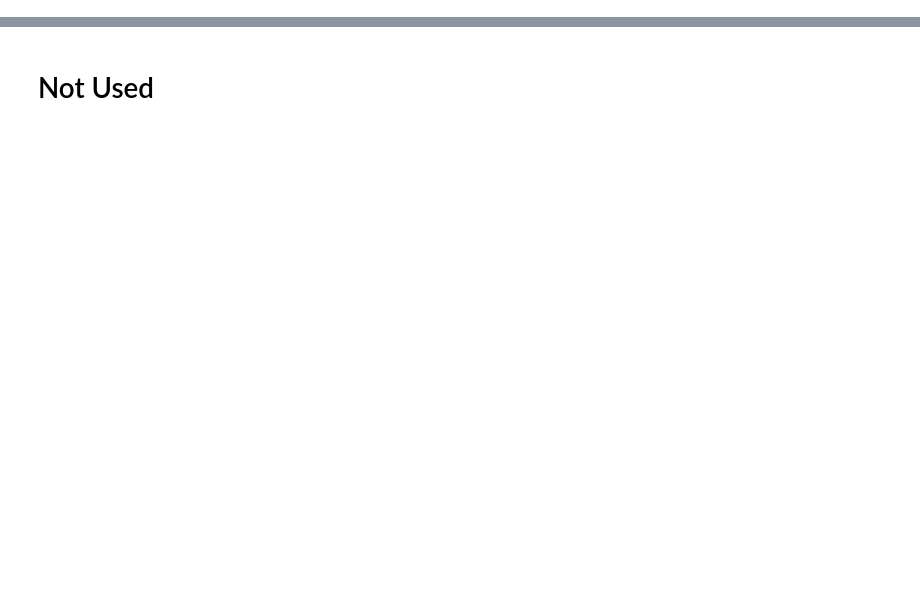
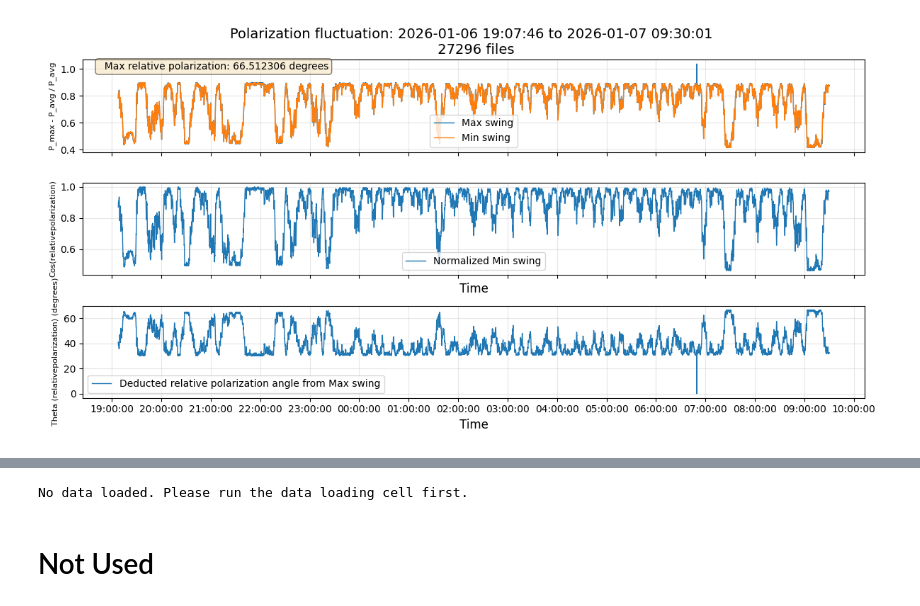
Before and after one commit to Harshghub/Interferometry-analysis, a Jupyter notebook: measurement/analysis_polarization_fluctuation.ipynb, the cells around one changed output, grey strips where cells are left out. Cells and saved outputs as stored; diff of their text form; code cells hidden in the pictures; blank space fills up the shorter version.

```diff
--- a/measurement/analysis_polarization_fluctuation.ipynb
+++ b/measurement/analysis_polarization_fluctuation.ipynb
@@ -10,8 +10,8 @@ import csv
 RESULTS_DIR = Path("../results")
 # %%
 # Define time range for concatenating measurements
-start_str = "2026-01-05 23:59:02"  # inclusive start
-end_str = "2026-01-06 09:00:00"
+start_str = "2026-01-06 19:07:46"  # inclusive start
+end_str = "2026-01-07 09:30:01"
 
 type_meas = "full_swing" # full_swing
 
@@ -144,7 +168,7 @@ if 'concat_time' in locals() and 'concat_voltage_polarization_max' in locals() a
         axs[0].legend()
 
         # Plot sum and diff voltage on second axis
-        axs[1].plot(concat_datetime[:], concat_voltage_polarization_max[:]/np.max(concat_voltage_polarization_max[:]), label='Normalized Max swing', linewidth=1)
+        # axs[1].plot(concat_datetime[:], concat_voltage_polarization_max[:]/np.max(concat_voltage_polarization_max[:]), label='Normalized Max swing', linewidth=1)
         axs[1].plot(concat_datetime[:], concat_voltage_polarization_min[:]/np.max(concat_voltage_polarization_min[:]), label='Normalized Min swing', linewidth=1)
         axs[1].set_xlabel("Time", fontsize=12)
         axs[1].set_ylabel("Cos(relativepolarization)", fontsize=8)
@@ -158,30 +182,32 @@ if 'concat_time' in locals() and 'concat_voltage_polarization_max' in locals() a
         # Format x-axis to show time nicely
         axs[1].xaxis.set_major_formatter(mdates.DateFormatter('%H:%M:%S'))
         axs[1].xaxis.set_major_locator(mdates.HourLocator(interval=1))
         plt.setp(axs[1].xaxis.get_majorticklabels(), rotation=45)
         axs[0].set_title(
             f"Polarization fluctuation: {start_str} to {end_str} \n {len(files_in_range)} files",
             fontsize=14,
         )
         for ax in axs:
             ax.grid(True, alpha=0.3)
 
         # Add text with normalized standard deviation
         std_normalized = np.std(concat_voltage_avg/np.max(concat_voltage_avg))
         axs[0].text(0.02, 0.98, f"  Max relative polarization: {180/np.pi*np.arccos(np.min(concat_voltage_polarization_max[:]/np.max(concat_voltage_polarization_max[:]))):.6f} degrees",
                     transform=axs[0].transAxes, fontsize=10,
                     verticalalignment='top', bbox=dict(boxstyle='round', facecolor='wheat', alpha=0.5))
 
         plt.tight_layout()
         plt.savefig(f"polarization_{start_str}_{end_str}.png")
         plt.show()
 
     print("\nConcatenated voltage stats:")
     print(f"  Std(avg): {np.std(concat_voltage_avg/np.max(concat_voltage_avg)):.6f} a.u.")
     print(f"  Avg(avg): {np.mean(concat_voltage_avg/np.max(concat_voltage_avg)):.6f} V")
     print(f"  Max relative polarization: {180/np.pi*np.arccos(np.min(concat_voltage_polarization_max[:]/np.max(concat_voltage_polarization_max[:]))):.6f} degrees")
     print("\nFiles included (chronological):")
     for dt, file in files_in_range:
         print(f"  {dt} -> {file.name}")
 else:
     print("No data loaded. Please run the data loading cell first.")
+# %% [output]
+[figure, added]
@@ -254,6 +297,8 @@ if fourier_analysis and 'concat_time' in locals() and 'concat_voltage_polarizati
     print(f"  Period at max magnitude: {periods_positive[max_mag_idx]:.6f} s")
 else:
     print("No data loaded. Please run the data loading cell first.")
+# %% [output]
+No data loaded. Please run the data loading cell first.
 # %% [markdown]
 # Not Used
 # %%
```
Also changed, not shown: parts of 4 cells of this notebook, 10 other files.
